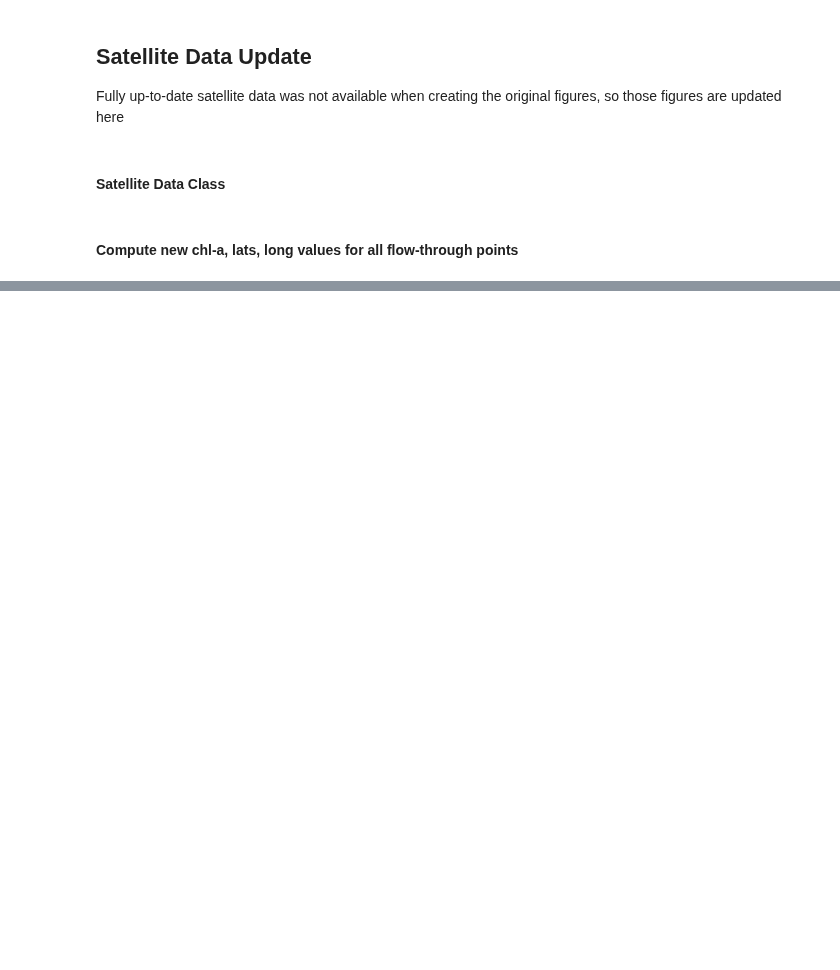
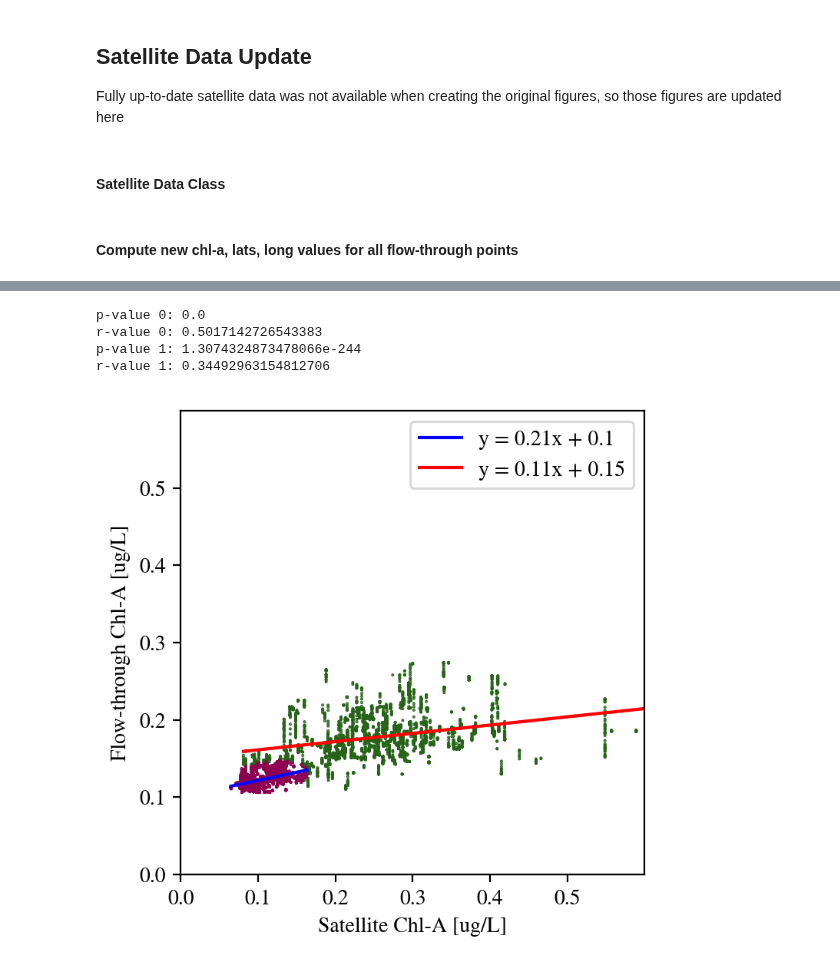
Before and after one commit to AmyPhung/chl-a-comparison, a Jupyter notebook: Revised Figures.ipynb, the cells around one changed output, grey strips where cells are left out. Cells and saved outputs as stored; diff of their text form; code cells hidden in the pictures; blank space fills up the shorter version.

```diff
--- a/Revised Figures.ipynb
+++ b/Revised Figures.ipynb
@@ -249,0 +180,69 @@ ImportError: No module named 'mpl_toolkits.basemap'
+# %%
+class BestFitLine:
+    def __init__(self, x, y):
+        self.slope, self.intercept, self.r_value, self.p_value, \
+            self.std_err = scipy.stats.linregress(x, y)
+
+    def computeY(self, x):
+        return self.intercept + self.slope*x
+# %%
+x = ft_pts["New Sat Chl-A"]
+y = ft_pts["Chl-A"]
+
+X = np.array(list(zip(x,y)))
+
+# Cluster data
+gmm = GaussianMixture(n_components=2, covariance_type='full', random_state=42)
+labels = gmm.fit(X).predict(X)
+
+
+# Compute and plot best fit lines for cluster 0
+x0 = x[labels == 0]
+y0 = y[labels == 0]
+
+ft_sat_line0 = BestFitLine(x0, y0)
+print("p-value 0: " + str(ft_sat_line0.p_value))
+print("r-value 0: " + str(ft_sat_line0.r_value))
+eq0= "y = " + str(round(ft_sat_line0.slope,2)) + \
+      "x + " + str(round(ft_sat_line0.intercept,2))
+
+xp = np.linspace(x0.min(), x0.max(), 100)
+plt.plot(xp, ft_sat_line0.computeY(xp), 'b-', label=eq0)
+
+# Compute and plot best fit lines for cluster 1
+x1 = x[labels == 1]
+y1 = y[labels == 1]
+
+ft_sat_line1 = BestFitLine(x1, y1)
+print("p-value 1: " + str(ft_sat_line1.p_value))
+print("r-value 1: " + str(ft_sat_line1.r_value))
+eq1 = "y = " + str(round(ft_sat_line1.slope,2)) + \
+      "x + " + str(round(ft_sat_line1.intercept,2))
+
+xp = np.linspace(x1.min(), x1.max(), 100)
+plt.plot(xp, ft_sat_line1.computeY(xp), 'r-', label=eq1)
+
+
+
+# Plot Clusters
+plt.scatter(X[:, 0], X[:, 1], c=labels, s=0.2, cmap='PiYG', zorder=2)
+
+plt.axis("equal")
+plt.xlim([0,0.6])
+plt.ylim([0,0.6])
+
+plt.xlabel("Satellite Chl-A [ug/L]")
+plt.ylabel("Flow-through Chl-A [ug/L]")
+
+major_ticks = np.arange(0, 0.6, 0.1)
+plt.xticks(major_ticks)
+plt.yticks(major_ticks)
+plt.legend()
+
+plt.gca().set_aspect('equal', adjustable='box')
+# %% [output]
+p-value 0: 0.0
+r-value 0: 0.5017142726543383
+p-value 1: 1.3074324873478066e-244
+r-value 1: 0.34492963154812706
+[figure, added]
```
Also changed, not shown: parts of 19 cells of this notebook, 1 other file.
